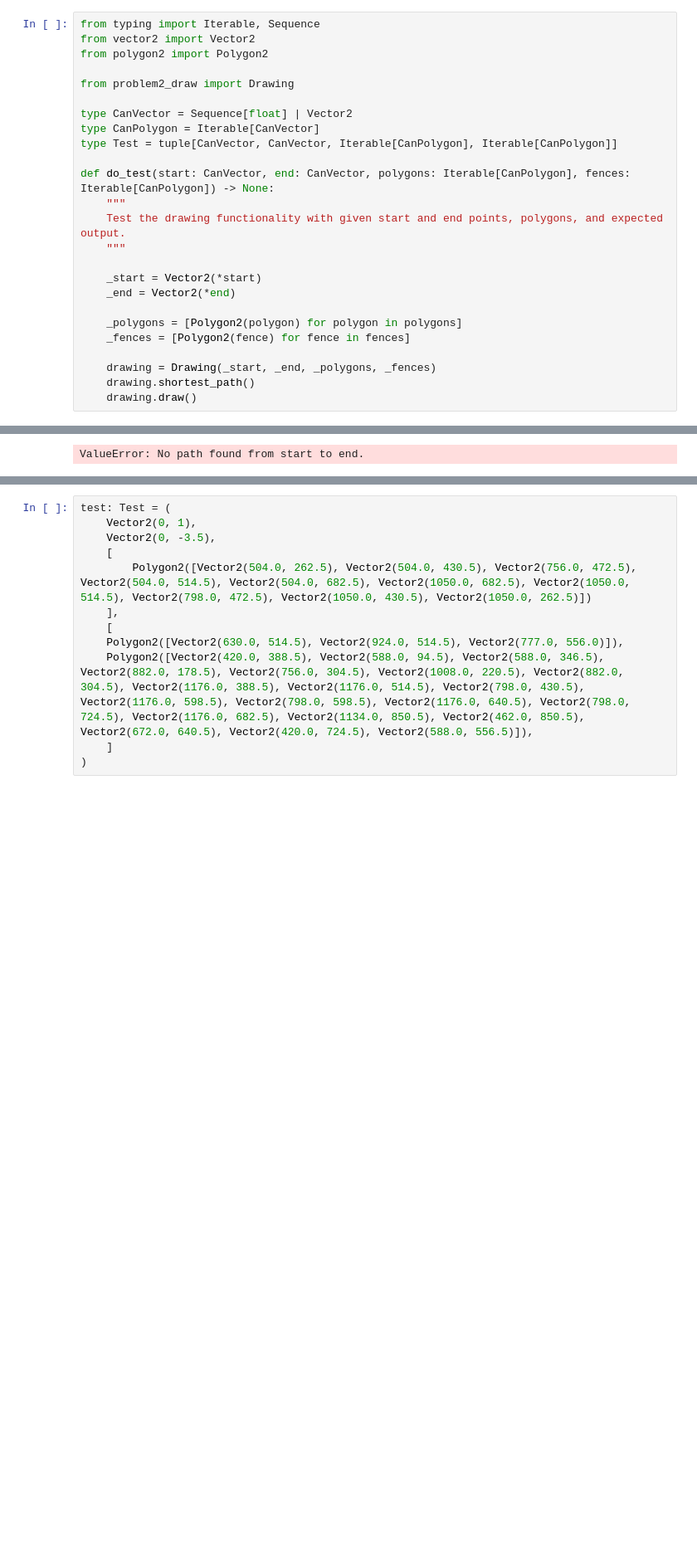
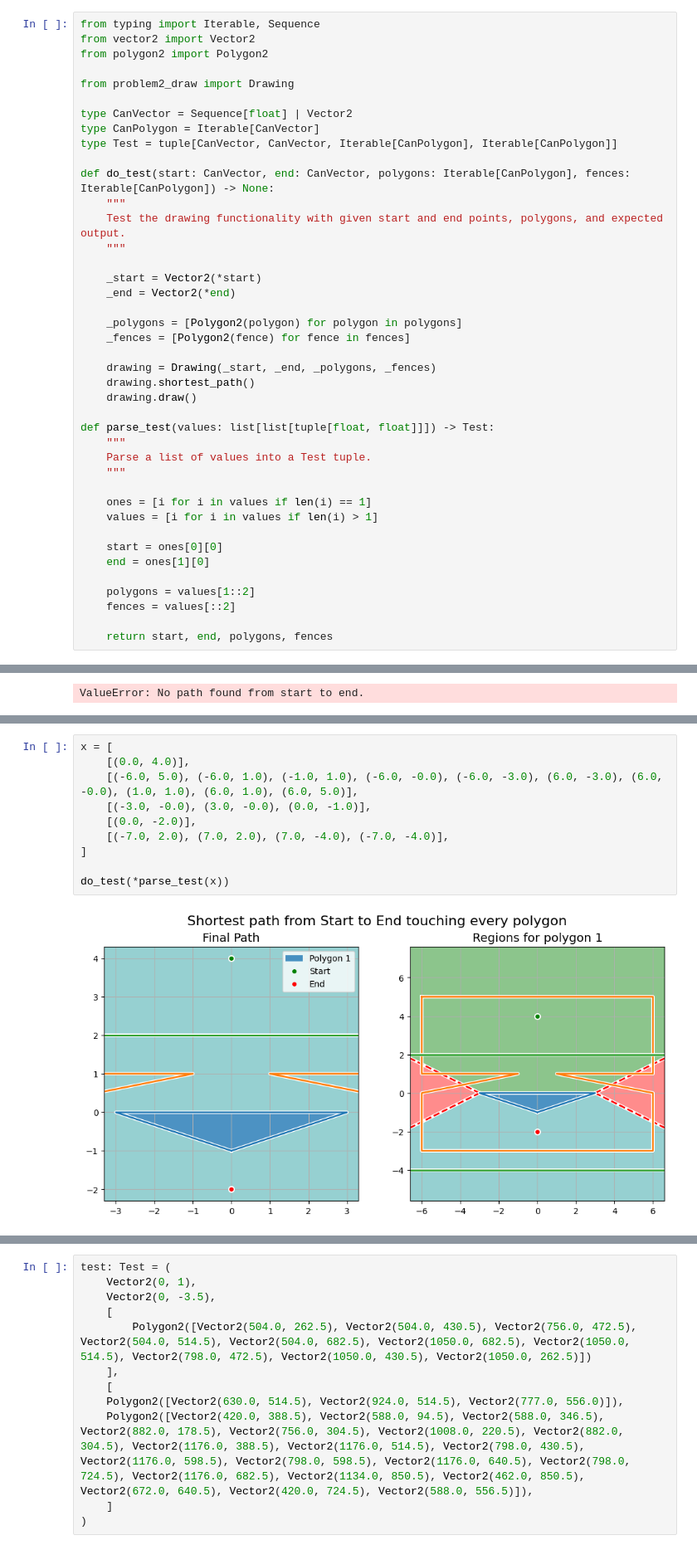
Before and after one commit to YushiPy/TouringPolygons, a Jupyter notebook: test.ipynb, the cells around one changed output, grey strips where cells are left out. Shown at 83% size. Saved outputs shown, nothing was run; the diff lists cells and outputs as text; blank space fills up the shorter version.

```diff
--- a/test.ipynb
+++ b/test.ipynb
@@ -23,6 +23,22 @@ def do_test(start: CanVector, end: CanVector, polygons: Iterable[CanPolygon], fe
 	drawing = Drawing(_start, _end, _polygons, _fences)
 	drawing.shortest_path()
 	drawing.draw()
+
+def parse_test(values: list[list[tuple[float, float]]]) -> Test:
+	"""
+	Parse a list of values into a Test tuple.
+	"""
+
+	ones = [i for i in values if len(i) == 1]
+	values = [i for i in values if len(i) > 1]
+
+	start = ones[0][0]
+	end = ones[1][0]
+
+	polygons = values[1::2]
+	fences = values[::2]
+
+	return start, end, polygons, fences
 # %%
 test: Test = (
 	(0, 1),
@@ -43,3 +72,15 @@ ValueError: No path found from start to end.
+# %%
+x = [
+	[(0.0, 4.0)],
+	[(-6.0, 5.0), (-6.0, 1.0), (-1.0, 1.0), (-6.0, -0.0), (-6.0, -3.0), (6.0, -3.0), (6.0, -0.0), (1.0, 1.0), (6.0, 1.0), (6.0, 5.0)],
+	[(-3.0, -0.0), (3.0, -0.0), (0.0, -1.0)],
+	[(0.0, -2.0)],
+	[(-7.0, 2.0), (7.0, 2.0), (7.0, -4.0), (-7.0, -4.0)],
+]
+
+do_test(*parse_test(x))
+# %% [output]
+[figure, added]
 # %%
 start = Vector2(0, 1)
 end = Vector2(0, -3.5)
```
Also changed, not shown: parts of 3 cells of this notebook, 2 other files.
